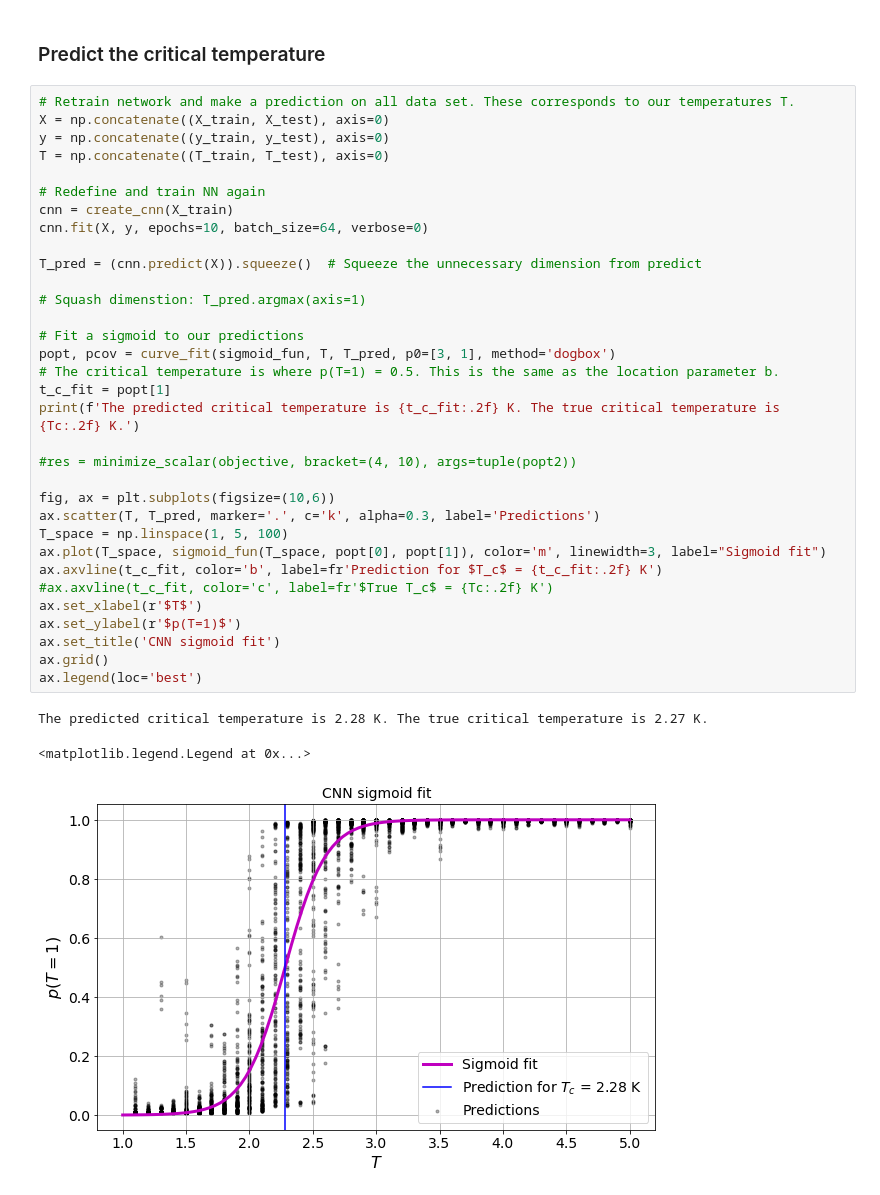
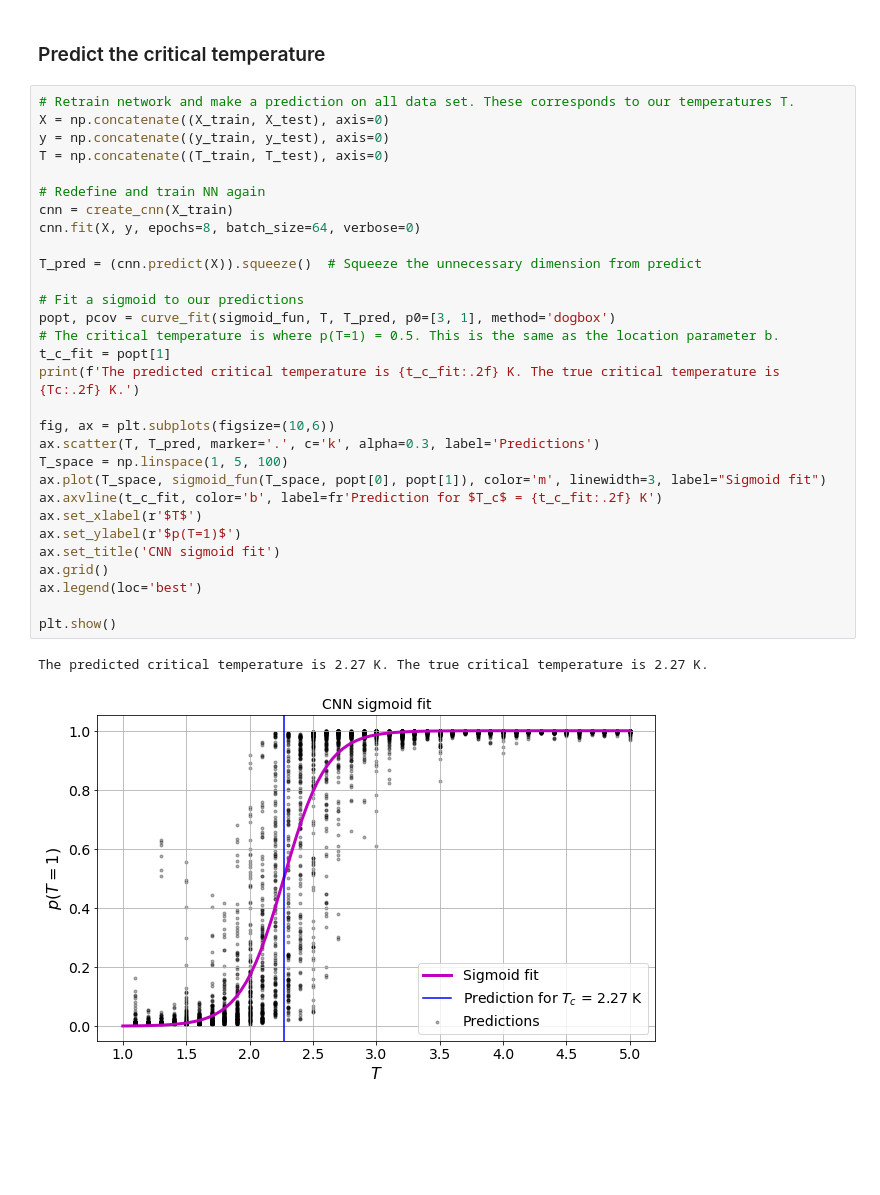
Before and after one commit to elindgren/lfd_project, a Jupyter notebook: Project 2/(Basic) Task 2 & 3 - DNN and CNN.ipynb, the cells around one changed output. Cells and saved outputs as stored; diff of their text form; blank space fills up the shorter version.

```diff
--- a/Project 2/(Basic) Task 2 & 3 - DNN and CNN.ipynb
+++ b/Project 2/(Basic) Task 2 & 3 - DNN and CNN.ipynb
@@ -385,37 +386,33 @@ _________________________________________________________________
 # %%
 # Retrain network and make a prediction on all data set. These corresponds to our temperatures T.
 X = np.concatenate((X_train, X_test), axis=0)
 y = np.concatenate((y_train, y_test), axis=0)
 T = np.concatenate((T_train, T_test), axis=0)
 
 # Redefine and train NN again
 cnn = create_cnn(X_train)
-cnn.fit(X, y, epochs=10, batch_size=64, verbose=0)
+cnn.fit(X, y, epochs=8, batch_size=64, verbose=0)
 
 T_pred = (cnn.predict(X)).squeeze()  # Squeeze the unnecessary dimension from predict
-
-# Squash dimenstion: T_pred.argmax(axis=1)
 
 # Fit a sigmoid to our predictions
 popt, pcov = curve_fit(sigmoid_fun, T, T_pred, p0=[3, 1], method='dogbox')
 # The critical temperature is where p(T=1) = 0.5. This is the same as the location parameter b.
 t_c_fit = popt[1]
 print(f'The predicted critical temperature is {t_c_fit:.2f} K. The true critical temperature is {Tc:.2f} K.')
 
-#res = minimize_scalar(objective, bracket=(4, 10), args=tuple(popt2))
-
 fig, ax = plt.subplots(figsize=(10,6))
 ax.scatter(T, T_pred, marker='.', c='k', alpha=0.3, label='Predictions')
 T_space = np.linspace(1, 5, 100)
 ax.plot(T_space, sigmoid_fun(T_space, popt[0], popt[1]), color='m', linewidth=3, label="Sigmoid fit")
 ax.axvline(t_c_fit, color='b', label=fr'Prediction for $T_c$ = {t_c_fit:.2f} K')
-#ax.axvline(t_c_fit, color='c', label=fr'$True T_c$ = {Tc:.2f} K')
 ax.set_xlabel(r'$T$')
 ax.set_ylabel(r'$p(T=1)$')
 ax.set_title('CNN sigmoid fit')
 ax.grid()
 ax.legend(loc='best')
+
+plt.show()
 # %% [output]
-The predicted critical temperature is 2.28 K. The true critical temperature is 2.27 K.
+The predicted critical temperature is 2.27 K. The true critical temperature is 2.27 K.
-<matplotlib.legend.Legend at 0x...>
-[figure, old version]
+[figure, new version]
```
Also changed, not shown: parts of 12 cells of this notebook.
